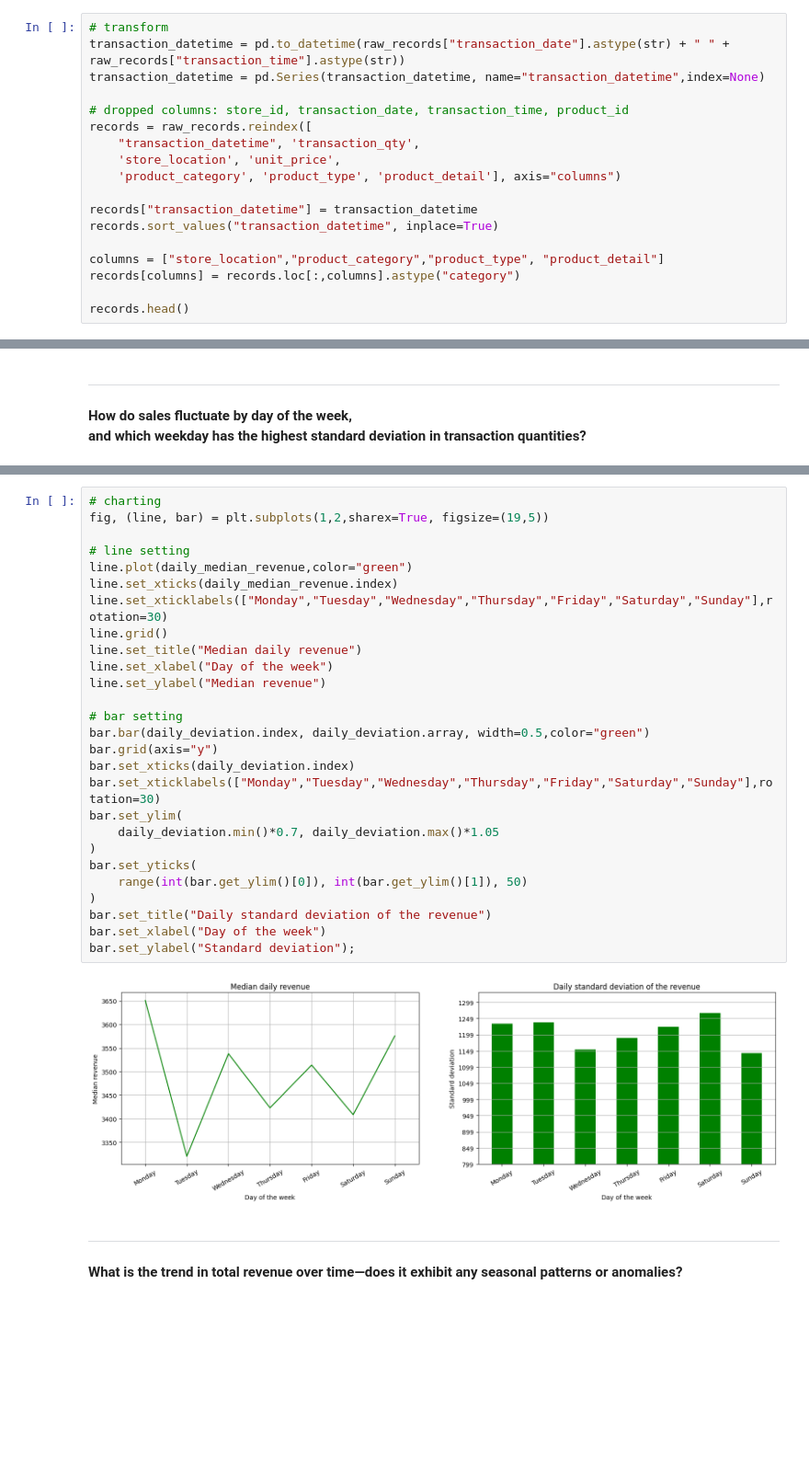
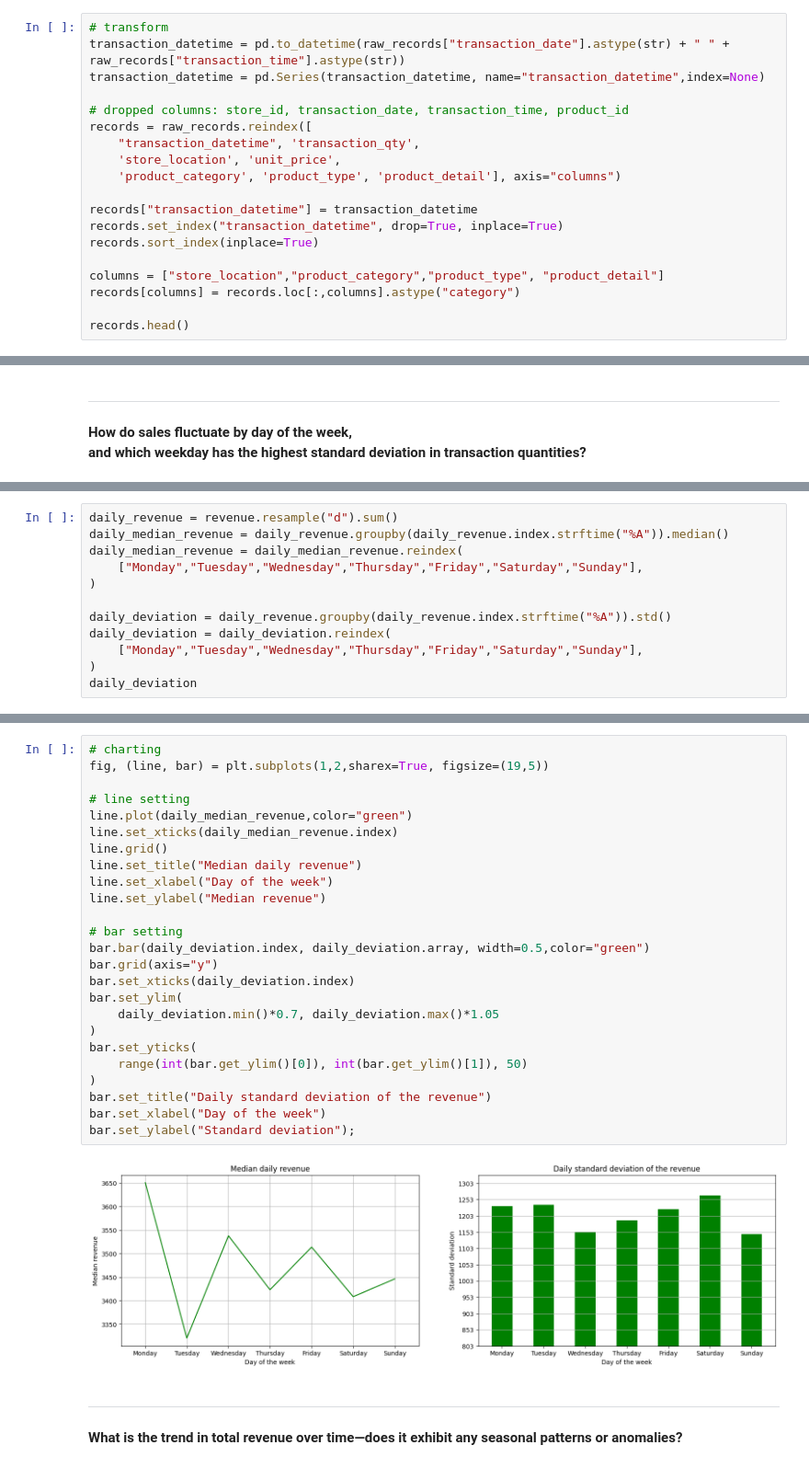
Before and after one commit to Michael-Kornilich/coffee_shop_analysis, a Jupyter notebook: script.ipynb, the cells around one changed output, grey strips where cells are left out. Shown: that part at 92% size. Cells and saved outputs as stored; diff of their text form; blank space fills up the shorter version.

```diff
--- a/script.ipynb
+++ b/script.ipynb
@@ -22,7 +22,8 @@ records = raw_records.reindex([
     'product_category', 'product_type', 'product_detail'], axis="columns")
 
 records["transaction_datetime"] = transaction_datetime
-records.sort_values("transaction_datetime", inplace=True)
+records.set_index("transaction_datetime", drop=True, inplace=True)
+records.sort_index(inplace=True)
 
 columns = ["store_location","product_category","product_type", "product_detail"]
 records[columns] = records.loc[:,columns].astype("category")
@@ -171,0 +159,12 @@ daily_median_revenue = daily_revenue.median(axis="rows")
+# %%
+daily_revenue = revenue.resample("d").sum()
+daily_median_revenue = daily_revenue.groupby(daily_revenue.index.strftime("%A")).median()
+daily_median_revenue = daily_median_revenue.reindex(
+    ["Monday","Tuesday","Wednesday","Thursday","Friday","Saturday","Sunday"],
+)
+
+daily_deviation = daily_revenue.groupby(daily_revenue.index.strftime("%A")).std()
+daily_deviation = daily_deviation.reindex(
+    ["Monday","Tuesday","Wednesday","Thursday","Friday","Saturday","Sunday"],
+)
+daily_deviation
@@ -172,32 +181,30 @@ daily_median_revenue = daily_revenue.median(axis="rows")
 # %%
 # charting
 fig, (line, bar) = plt.subplots(1,2,sharex=True, figsize=(19,5))
 
 # line setting
 line.plot(daily_median_revenue,color="green")
 line.set_xticks(daily_median_revenue.index)
-line.set_xticklabels(["Monday","Tuesday","Wednesday","Thursday","Friday","Saturday","Sunday"],rotation=30)
 line.grid()
 line.set_title("Median daily revenue")
 line.set_xlabel("Day of the week")
 line.set_ylabel("Median revenue")
 
 # bar setting
 bar.bar(daily_deviation.index, daily_deviation.array, width=0.5,color="green")
 bar.grid(axis="y")
 bar.set_xticks(daily_deviation.index)
-bar.set_xticklabels(["Monday","Tuesday","Wednesday","Thursday","Friday","Saturday","Sunday"],rotation=30)
 bar.set_ylim(
     daily_deviation.min()*0.7, daily_deviation.max()*1.05
 )
 bar.set_yticks(
     range(int(bar.get_ylim()[0]), int(bar.get_ylim()[1]), 50)
 )
 bar.set_title("Daily standard deviation of the revenue")
 bar.set_xlabel("Day of the week")
 bar.set_ylabel("Standard deviation");
 # %% [output]
-[figure, old version]
+[figure, new version]
 # %% [markdown]
 ---
 **What is the trend in total revenue over time—does it exhibit any seasonal patterns or anomalies?**
```
Also changed, not shown: parts of 7 cells of this notebook.
